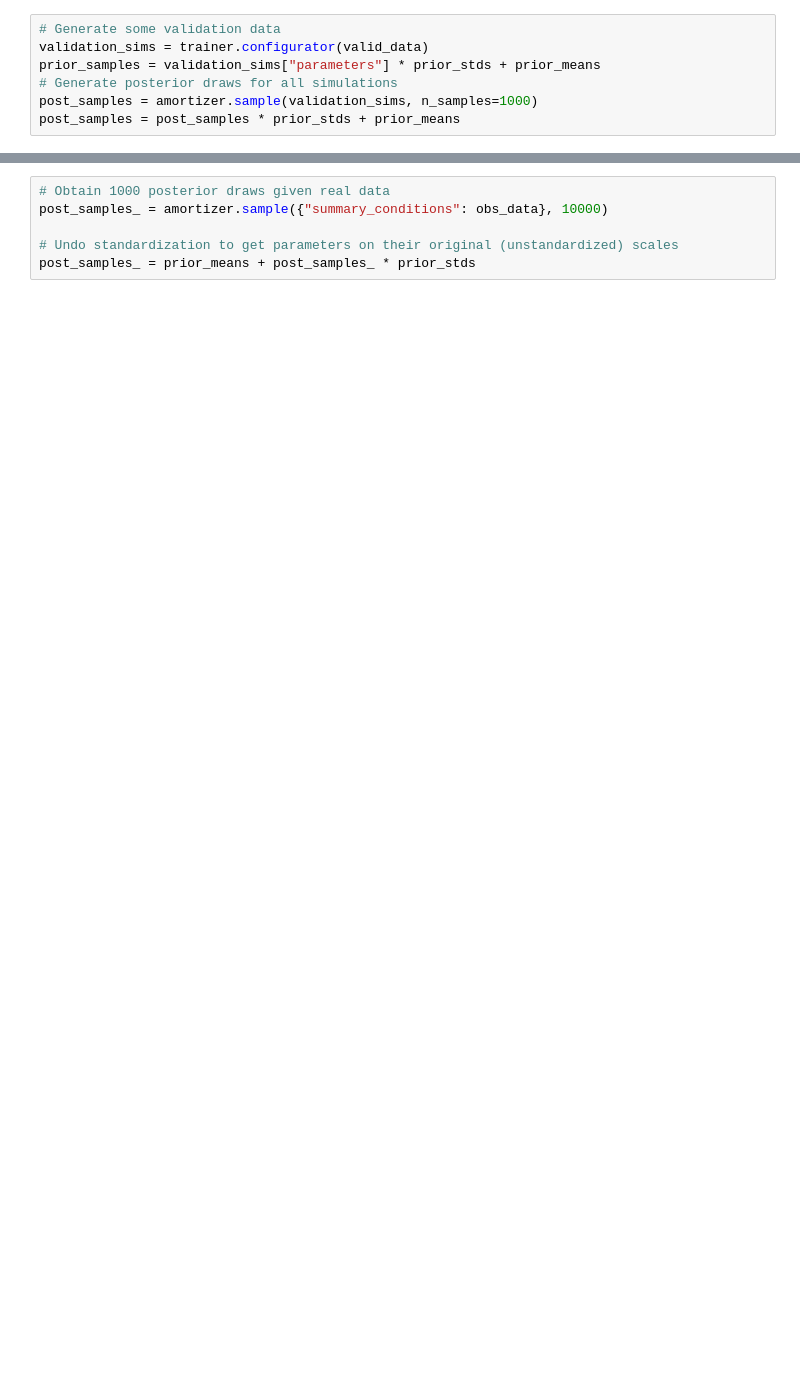
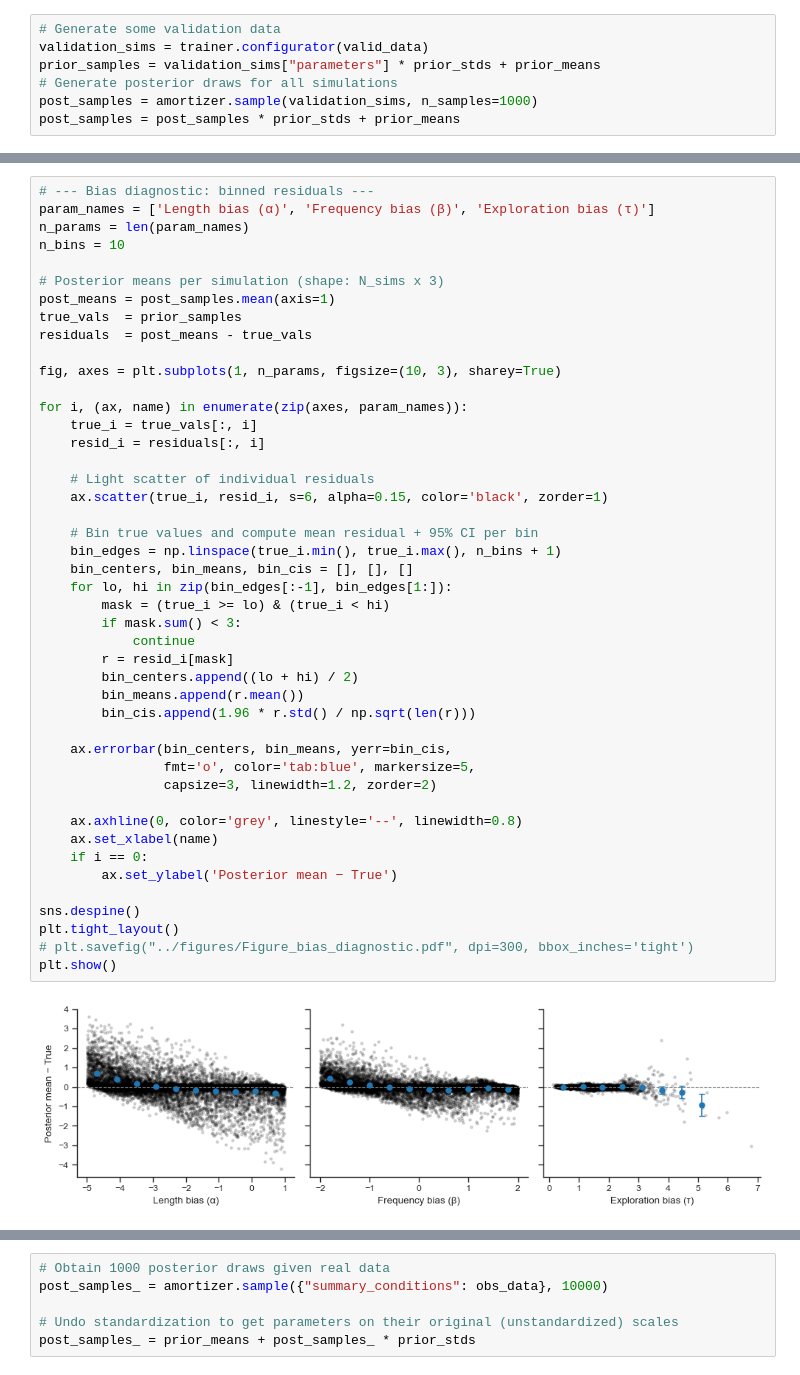
Before and after one commit to alexeykosh/2023-slovotvir-reuse-analysis, a Jupyter notebook: notebooks/3. Inference.ipynb, the cells around one changed output, grey strips where cells are left out. Drawn from its saved outputs; the diff is of its cells as text; blank space fills up the shorter version.

```diff
--- a/notebooks/3. Inference.ipynb
+++ b/notebooks/3. Inference.ipynb
@@ -96,3 +97,50 @@ plt.savefig("figures/Figure_s2.pdf", dpi=300,
+# %%
+# --- Bias diagnostic: binned residuals ---
+param_names = ['Length bias (α)', 'Frequency bias (β)', 'Exploration bias (τ)']
+n_params = len(param_names)
+n_bins = 10
+
+# Posterior means per simulation (shape: N_sims x 3)
+post_means = post_samples.mean(axis=1)
+true_vals  = prior_samples
+residuals  = post_means - true_vals
+
+fig, axes = plt.subplots(1, n_params, figsize=(10, 3), sharey=True)
+
+for i, (ax, name) in enumerate(zip(axes, param_names)):
+    true_i = true_vals[:, i]
+    resid_i = residuals[:, i]
+
+    # Light scatter of individual residuals
+    ax.scatter(true_i, resid_i, s=6, alpha=0.15, color='black', zorder=1)
+
+    # Bin true values and compute mean residual + 95% CI per bin
+    bin_edges = np.linspace(true_i.min(), true_i.max(), n_bins + 1)
+    bin_centers, bin_means, bin_cis = [], [], []
+    for lo, hi in zip(bin_edges[:-1], bin_edges[1:]):
+        mask = (true_i >= lo) & (true_i < hi)
+        if mask.sum() < 3:
+            continue
+        r = resid_i[mask]
+        bin_centers.append((lo + hi) / 2)
+        bin_means.append(r.mean())
+        bin_cis.append(1.96 * r.std() / np.sqrt(len(r)))
+
+    ax.errorbar(bin_centers, bin_means, yerr=bin_cis,
+                fmt='o', color='tab:blue', markersize=5,
+                capsize=3, linewidth=1.2, zorder=2)
+
+    ax.axhline(0, color='grey', linestyle='--', linewidth=0.8)
+    ax.set_xlabel(name)
+    if i == 0:
+        ax.set_ylabel('Posterior mean − True')
+
+sns.despine()
+plt.tight_layout()
+# plt.savefig("../figures/Figure_bias_diagnostic.pdf", dpi=300, bbox_inches='tight')
+plt.show()
+# %% [output]
+[figure, added]
 # %%
 f = trainer.diagnose_latent2d()
 # %% [output]
```
Also changed, not shown: parts of 20 cells of this notebook, 13 other files.
